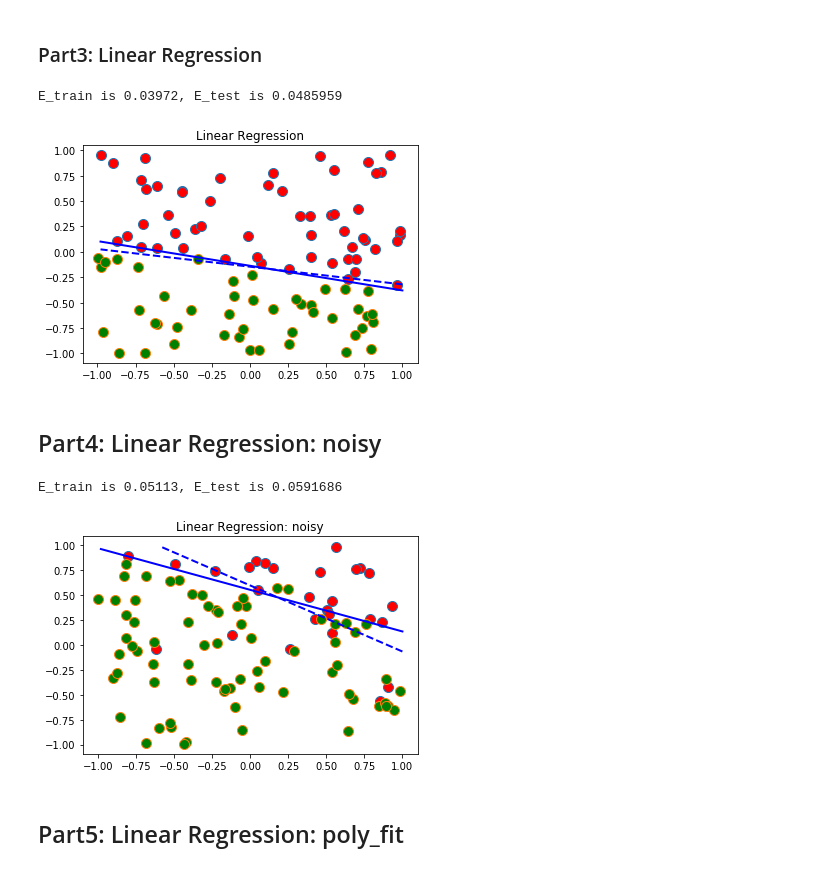
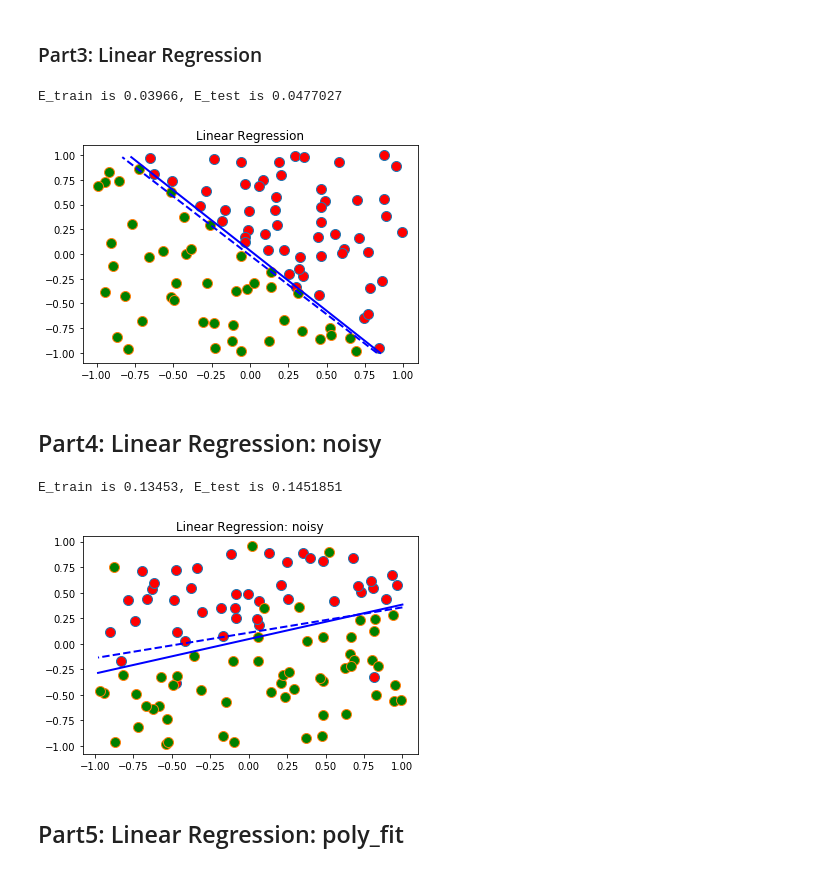
Before and after one commit to R11happy/Machine-Learning2018winter, a Jupyter notebook: ml2018winter_hw2/linear-models/run.ipynb, the cells around one changed output. Saved outputs shown, nothing was run; the diff lists cells and outputs as text; code cells hidden in the pictures.

Commit message:
add svm & change test code

```diff
--- a/ml2018winter_hw2/linear-models/run.ipynb
+++ b/ml2018winter_hw2/linear-models/run.ipynb
@@ -29,6 +29,7 @@ NOTE: Be becareful that the bias term is in the first element of weight, that is
 # %%
 from perceptron import perceptron
 from error_compute_wf import error_compute_wf
+from error_compute_y import error_compute_y
 
 nRep = 1000 # number of replicates
 nTrain = 100 # number of training data
@@ -38,12 +39,15 @@ preceptron_train_error_sum = 0
 preceptron_test_error_sum = 0
 
 for i in range(nRep):
-    X, y, w_f = mkdata(nTrain)
-    w_g, iters = perceptron(X, y)
+    X, y, w_f = mkdata(nTrain + nTest)
+    trainX, trainy = X[:, :nTrain], y[:, :nTrain]
+    testX, testy = X[:, nTrain:], y[:, nTrain:]
+    w_g, iters = perceptron(trainX, trainy)
     # Compute training, testing error
-    train_error = error_compute_wf(w_g, X, w_f)
-    testX, testy, w_test = mkdata(nTest)
-    test_error = error_compute_wf(w_g, testX, w_f)
+    train_error = error_compute_y(w_g, trainX, trainy)
+#     testX, testy, w_test = mkdata(nTest)
+
+    test_error = error_compute_y(w_g, testX, testy)
     # Sum up number of iterations
     preceptron_train_error_sum = preceptron_train_error_sum + train_error
     preceptron_test_error_sum = preceptron_test_error_sum + test_error
@@ -54,5 +58,5 @@ E_test = preceptron_test_error_sum / (nRep * nTest);
 avgIter = iter_sum / nRep;
 print('E_train is {}, E_test is {}'.format(E_train, E_test))
 print('Average number of iterations is {}.'.format(avgIter))
-plotdata(X, y, w_f, w_g, 'Pecertron')
+plotdata(trainX, trainy, w_f, w_g, 'Pecertron')
 # %% [output]
@@ -75,30 +79,32 @@ KeyboardInterrupt:
 # %%
 from linear_regression import linear_regression
 
 nRep = 1000  # number of replicates
 nTrain = 100 # number of training data
 nTest = 10000;
 lr_train_error_sum = 0;
 lr_test_error_sum = 0;
 
 for i in range(nRep):
-    X, y, w_f = mkdata(nTrain)
+    X, y, w_f = mkdata(nTrain+nTest)
+    trainX, trainy = X[:, :nTrain], y[:, :nTrain]
+    testX, testy = X[:, nTrain:], y[:, nTrain:]
 #     print(w_f)
-    w_g = linear_regression(X, y)
+    w_g = linear_regression(trainX, trainy)
     # Compute training, testing error
 
-    train_error = error_compute_wf(w_g, X, w_f);
-    testX, testy, w_test = mkdata(nTest);
-    test_error = error_compute_wf(w_g, testX, w_f);
+    train_error = error_compute_y(w_g, trainX, trainy);
+#     testX, testy, w_test = mkdata(nTest);
+    test_error = error_compute_y(w_g, testX, testy);
     lr_train_error_sum = lr_train_error_sum + train_error;
     lr_test_error_sum = lr_test_error_sum + test_error;
 E_train = lr_train_error_sum / (nRep * nTrain);
 E_test = lr_test_error_sum / (nRep * nTest);
 print('E_train is {}, E_test is {}'.format(E_train, E_test))
-plotdata(X, y, w_f, w_g, 'Linear Regression');
+plotdata(trainX, trainy, w_f, w_g, 'Linear Regression');
 # %% [output]
-E_train is 0.03972, E_test is 0.0485959
+E_train is 0.03966, E_test is 0.0477027
-[figure, old version]
+[figure, new version]
 # %% [markdown]
 ## Part4: Linear Regression: noisy
 # %%
@@ -109,22 +115,24 @@ nTest = 10000
 lr_noisy_train_error_sum = 0
 lr_noisy_test_error_sum = 0
 for i in range(nRep):
-    X, y, w_f = mkdata(nTrain, 'noisy')
-    w_g = linear_regression(X, y);
+    X, y, w_f = mkdata(nTrain + nTest, 'noisy')
+    trainX, trainy = X[:, :nTrain], y[:, :nTrain]
+    testX, testy = X[:, nTrain:], y[:, nTrain:]
+    w_g = linear_regression(trainX, trainy);
     # Compute training, testing error
-    train_error = error_compute_wf(w_g, X, w_f);
-    testX, testy, w_test = mkdata(nTest);
-    test_error = error_compute_wf(w_g, testX, w_f);
+    train_error = error_compute_y(w_g, trainX, trainy);
+#     testX, testy, w_test = mkdata(nTest);
+    test_error = error_compute_y(w_g, testX, testy);
     lr_noisy_train_error_sum = lr_noisy_train_error_sum + train_error;
     lr_noisy_test_error_sum  = lr_noisy_test_error_sum + test_error;
 E_train = lr_noisy_train_error_sum / (nRep * nTrain);
 E_test = lr_noisy_test_error_sum / (nRep * nTest);
 print('E_train is {}, E_test is {}'.format(E_train, E_test))
 
-plotdata(X, y, w_f, w_g, 'Linear Regression: noisy');
+plotdata(trainX, trainy, w_f, w_g, 'Linear Regression: noisy');
 # %% [output]
-E_train is 0.05113, E_test is 0.0591686
+E_train is 0.13453, E_test is 0.1451851
-[figure, old version]
+[figure, new version]
 # %% [markdown]
 ## Part5: Linear Regression: poly_fit
 # %%
```
Also changed, not shown: parts of 4 cells of this notebook, 1 other file.
